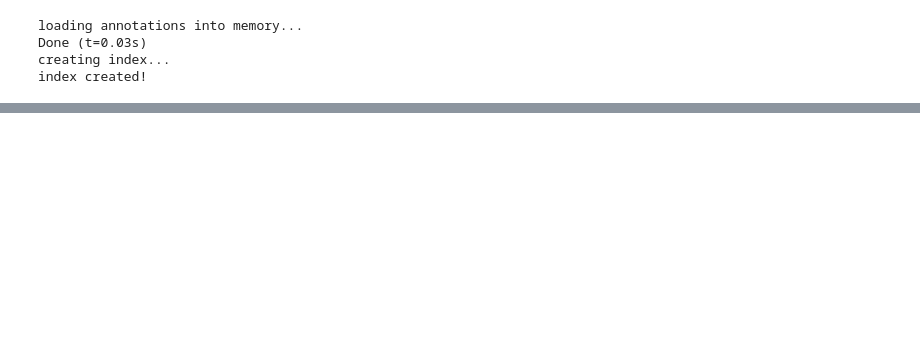
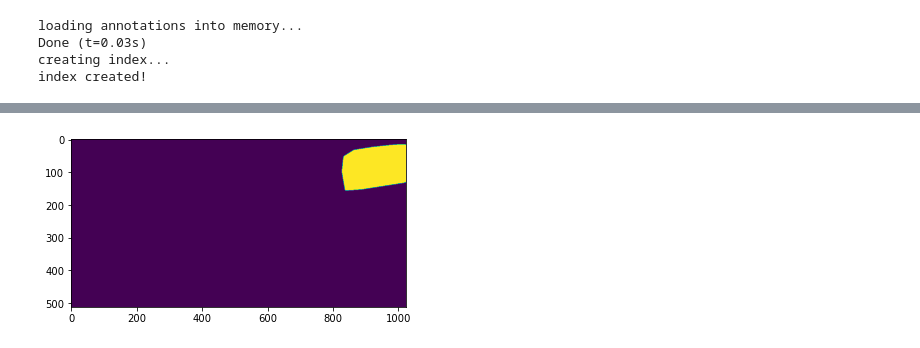
Before and after one commit to Amsterdam-Internships/Fence-Detection, a Jupyter notebook: notebooks/test-unet-predictions.ipynb, the cells around one changed output, grey strips where cells are left out. Saved outputs shown, nothing was run; the diff lists cells and outputs as text; code cells hidden in the pictures; blank space fills up the shorter version.

```diff
--- a/notebooks/test-unet-predictions.ipynb
+++ b/notebooks/test-unet-predictions.ipynb
@@ -114,0 +114,14 @@ visualize(ground_truth=mask,
+# %%
+from scipy.spatial import ConvexHull
+
+first_cluster = ones_xy_mask[np.where(labels == 0)]
+ch = ConvexHull(first_cluster)
+contour = first_cluster[ch.vertices]
+# %%
+canvas = np.zeros((512, 1024))
+cv2.drawContours(canvas, [contour], 0, color=1, thickness=-1)
+
+plt.imshow(canvas)
+plt.show()
+# %% [output]
+[figure, added]
```
Also changed, not shown: parts of 9 cells of this notebook, 1 other file.
